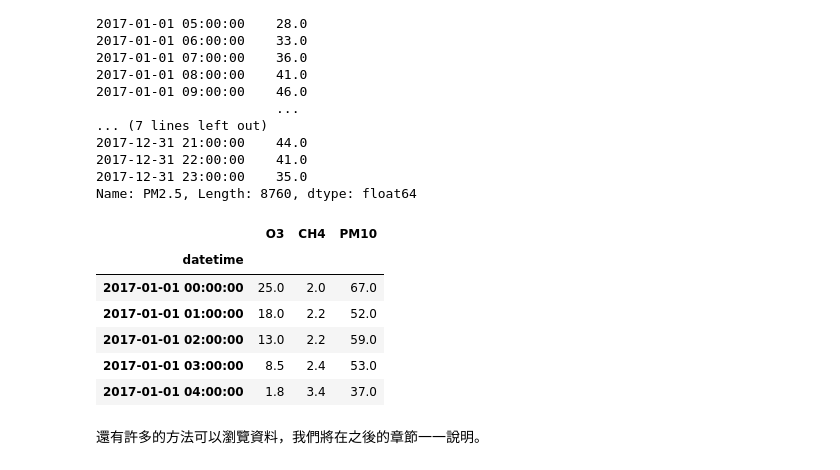
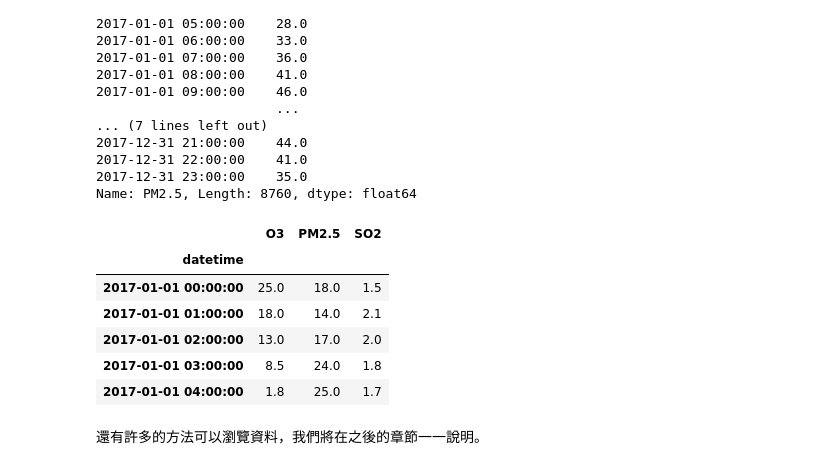
Before and after one commit to VioletVivirand/pandas-tutorial, a Jupyter notebook: Tutorials/Chapter 1 - Read from file.ipynb, the cells around one changed output. Saved outputs shown, nothing was run; the diff lists cells and outputs as text; code cells hidden in the pictures.

```diff
--- a/Tutorials/Chapter 1 - Read from file.ipynb
+++ b/Tutorials/Chapter 1 - Read from file.ipynb
@@ -201,16 +201,16 @@ datetime
 Name: PM2.5, Length: 8760, dtype: float64
 # %%
 # 取得多個 columns 的資料
-# 舉例說明：取得臭氧、PM2.5、二氧化硫（Column 名稱：'O3', 'PM2.5', 'SO2'）的資料
-df[['O3', 'CH4', 'PM10']].head()
+# 舉例說明：取得臭氧、PM 2.5、二氧化硫（Column 名稱：'O3', 'PM2.5', 'SO2'）的資料
+df[['O3', 'PM2.5', 'SO2']].head()
 # %% [output]
-|  | O3 | CH4 | PM10 |
+|  | O3 | PM2.5 | SO2 |
 | datetime |  |  |  |
-| 2017-01-01 00:00:00 | 25.0 | 2.0 | 67.0 |
-| 2017-01-01 01:00:00 | 18.0 | 2.2 | 52.0 |
-| 2017-01-01 02:00:00 | 13.0 | 2.2 | 59.0 |
-| 2017-01-01 03:00:00 | 8.5 | 2.4 | 53.0 |
-| 2017-01-01 04:00:00 | 1.8 | 3.4 | 37.0 |
+| 2017-01-01 00:00:00 | 25.0 | 18.0 | 1.5 |
+| 2017-01-01 01:00:00 | 18.0 | 14.0 | 2.1 |
+| 2017-01-01 02:00:00 | 13.0 | 17.0 | 2.0 |
+| 2017-01-01 03:00:00 | 8.5 | 24.0 | 1.8 |
+| 2017-01-01 04:00:00 | 1.8 | 25.0 | 1.7 |
 # %% [markdown]
 還有許多的方法可以瀏覽資料，我們將在之後的章節一一說明。
 # %% [markdown]
```
Also changed, not shown: parts of 3 cells of this notebook.
